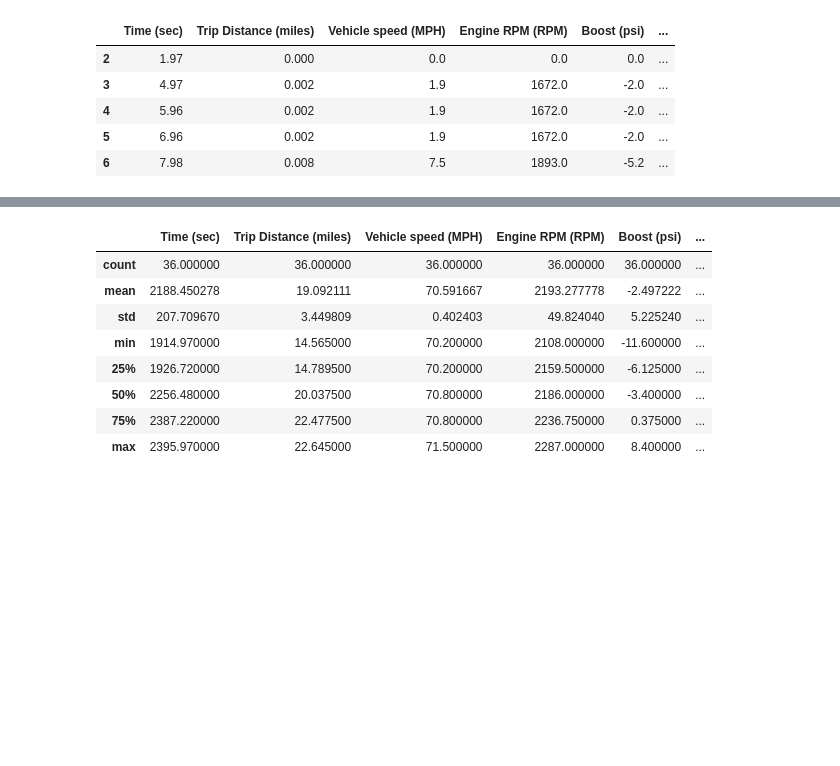
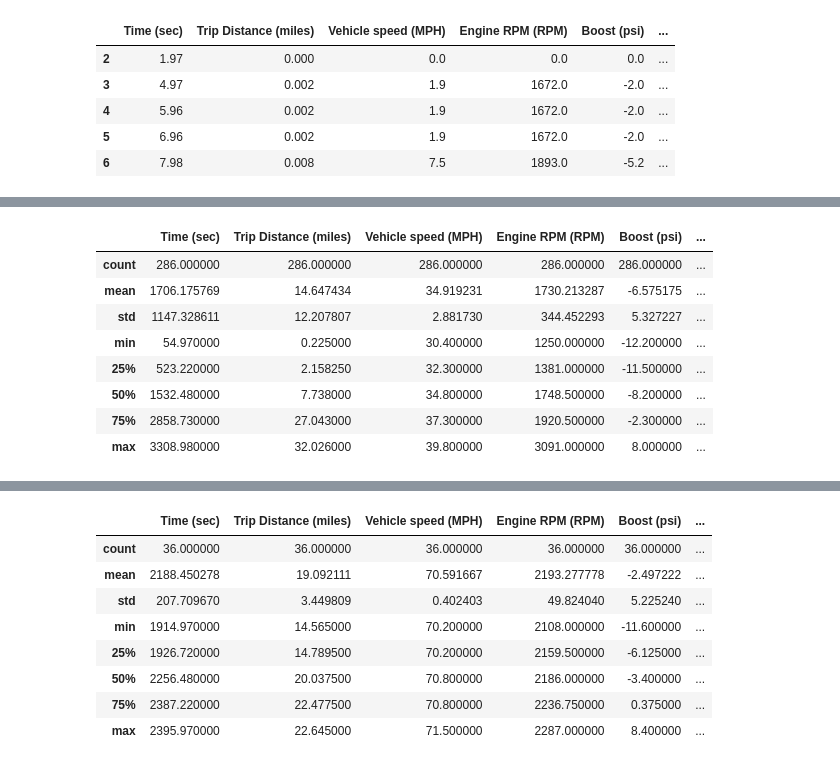
Before and after one commit to SecondHandSushi/car-analysis, a Jupyter notebook: analysis_20240822_PM.ipynb, the cells around one changed output, grey strips where cells are left out. Saved outputs shown, nothing was run; the diff lists cells and outputs as text; code cells hidden in the pictures; blank space fills up the shorter version.

```diff
--- a/analysis_20240822_PM.ipynb
+++ b/analysis_20240822_PM.ipynb
@@ -202,9 +248,19 @@ df_20_30 = df_moving[mask]
 # %%
 #creates dataframe where vehicle is moving and speed is between 30 and 40mph
 mask = (df_moving['Vehicle speed (MPH)'] >= 30) & (df_moving['Vehicle speed (MPH)'] <= 40)
 df_30_40 = df_moving[mask]
 #df_30_40.head()
-#df_30_40.describe()
+df_30_40.describe()
+# %% [output]
+|  | Time (sec) | Trip Distance (miles) | Vehicle speed (MPH) | Engine RPM (RPM) | Boost (psi) | ... |
+| count | 286.000000 | 286.000000 | 286.000000 | 286.000000 | 286.000000 | ... |
+| mean | 1706.175769 | 14.647434 | 34.919231 | 1730.213287 | -6.575175 | ... |
+| std | 1147.328611 | 12.207807 | 2.881730 | 344.452293 | 5.327227 | ... |
+| min | 54.970000 | 0.225000 | 30.400000 | 1250.000000 | -12.200000 | ... |
+| 25% | 523.220000 | 2.158250 | 32.300000 | 1381.000000 | -11.500000 | ... |
+| 50% | 1532.480000 | 7.738000 | 34.800000 | 1748.500000 | -8.200000 | ... |
+| 75% | 2858.730000 | 27.043000 | 37.300000 | 1920.500000 | -2.300000 | ... |
+| max | 3308.980000 | 32.026000 | 39.800000 | 3091.000000 | 8.000000 | ... |
 # %%
 #creates dataframe where vehicle is moving and speed is between 40 and 50mph
 mask = (df_moving['Vehicle speed (MPH)'] >= 40) & (df_moving['Vehicle speed (MPH)'] <= 50)
```
Also changed, not shown: parts of 19 cells of this notebook.
